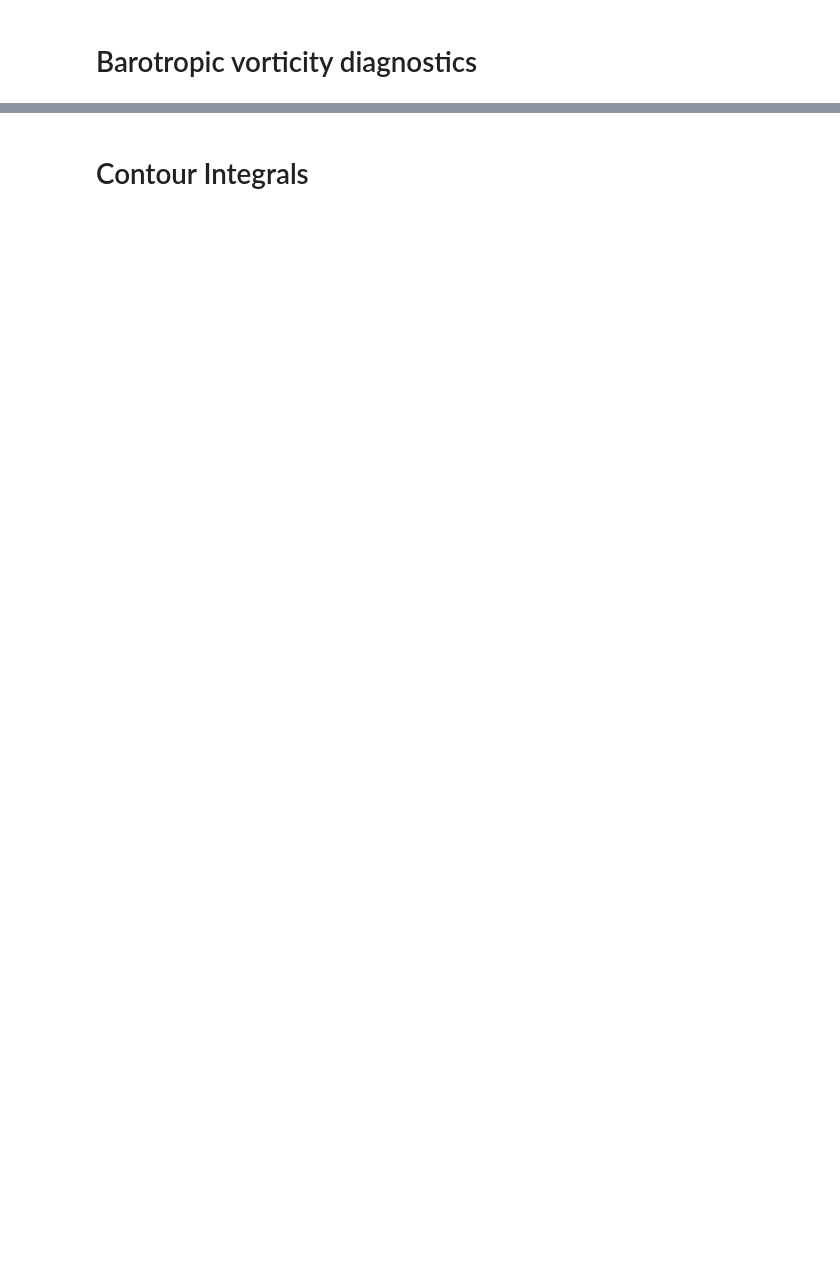
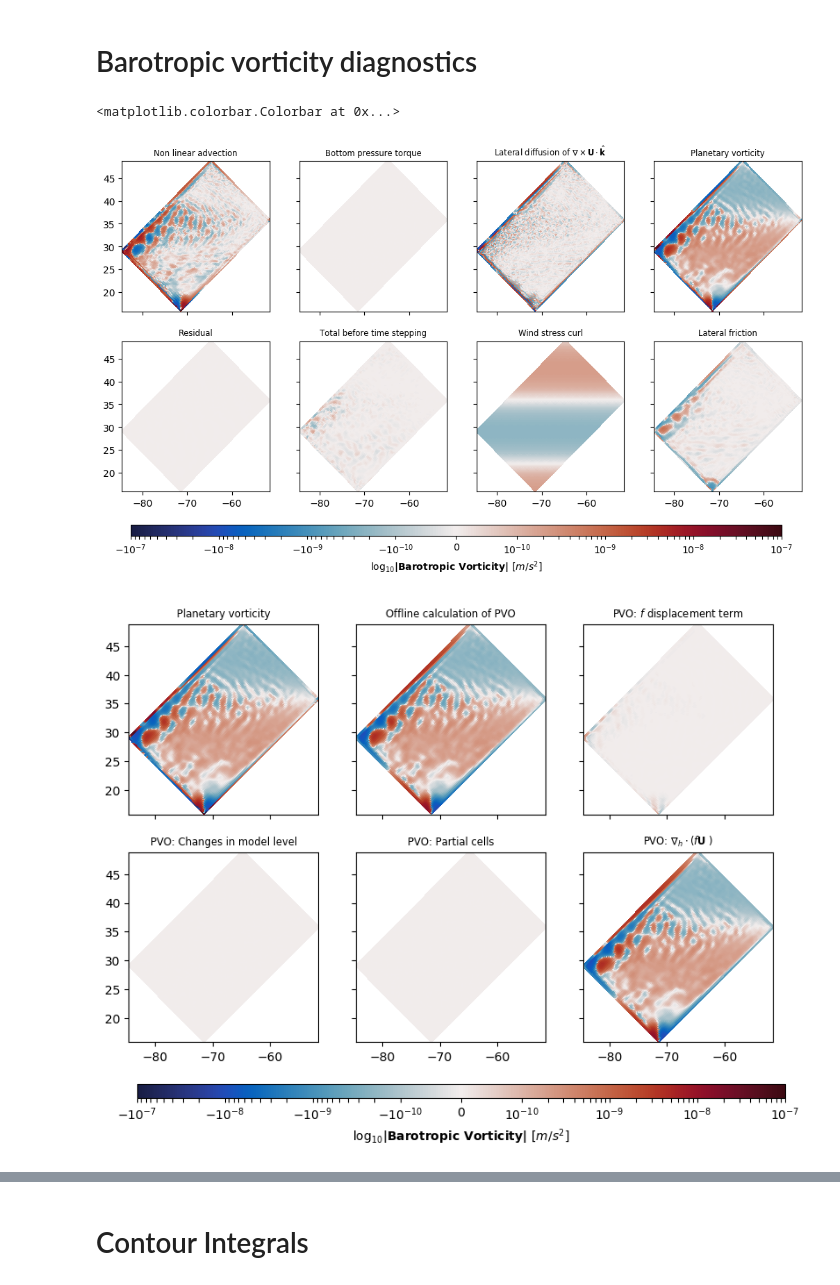
Before and after one commit to afstyles/VorticityContourAnalysisForNemo, a Jupyter notebook: int/plotting.ipynb, the cells around one changed output, grey strips where cells are left out. Drawn from its saved outputs; the diff is of its cells as text; code cells hidden in the pictures; blank space fills up the shorter version.

```diff
--- a/int/plotting.ipynb
+++ b/int/plotting.ipynb
@@ -76,7 +55,7 @@ clb.set_label(r"$\psi [Sv]$")
 # %% [markdown]
 # Barotropic vorticity diagnostics
 # %%
-vort_diag_list = iris.load(data_dir + '/vort_2D_*.*.nc')
+vort_diag_list = iris.load(data_dir + '/vort_2D.*.nc')
 
 vort_dict = {}
 
@@ -103,10 +82,11 @@ long_names = {'adv':"Non linear advection",
 
 long_names_PVO = {'pvo': "Planetary vorticity",
                   'pvo2': "Offline calculation of PVO",
-                  'bet':"PVO: Beta effect",
+                  'bet':"PVO: $f$ displacement term",
                   'mlv': "PVO: Changes in model level",
                   'prc': "PVO: Partial cells",
-                  'fdu':r"PVO: $f\, \nabla_h \cdot \mathbf{U}$",}
+#                   'fdu':r"PVO: $f\, \nabla_h \cdot \mathbf{U}$",
+                  'div':r"PVO: $\nabla_h \cdot ( f \mathbf{U}$ )" }
 
 
 
@@ -115,8 +95,10 @@ fig, ax = plt.subplots(2,4,dpi=dpi, figsize=(4*3.1554,2*3.1554), sharex=True, sh
 i=0
 j=0
 
-cbar_max = np.log10(np.max([np.max(np.abs(X)) for X in vort_dict.values()]))
-cbar_max = np.floor(cbar_max)
+# cbar_max = np.log10(np.max([np.max(np.abs(X)) for X in vort_dict.values()]))
+# cbar_max = np.floor(cbar_max)
+
+cbar_max =-7
 
 
 for label in long_names:
@@ -145,30 +127,34 @@ fig, ax = plt.subplots(2,3,dpi=dpi, figsize=(3*3.1554,2*3.1554), sharex=True, sh
 i=0
 j=0
 
 
 for label in long_names_PVO:
     M = vort_dict[label]
     divnorm = matplotlib.colors.SymLogNorm(linthresh= 10**(cbar_max-3), vmin=-10**(cbar_max), vmax=10**(cbar_max))
 #     divnorm = matplotlib.colors.DivergingNorm(vcenter=0)
     ax[i][j].set_title(long_names_PVO[label], fontsize='small')
     cax = ax[i][j].pcolormesh(lon, lat, M, cmap=cmocean.cm.balance, norm=divnorm)
     ax[i][j].set_xlim(min_lon, max_lon)
     ax[i][j].set_ylim(min_lat, max_lat)
 #     ax[i][j].set_facecolor('k')
 
 
     if j==2:
         j=0
         i=i+1
     else: j=j+1
 
 ax_bounds = ax[-1,0].get_position().bounds
 cbar_ax = fig.add_axes([ax_bounds[0] + 0.01, ax_bounds[1] -0.1 , 3.75*(ax_bounds[2] - 0.02), 0.025 ])
 clb = fig.colorbar(cax, cax=cbar_ax, orientation='horizontal')
 clb.set_label(r"$\log_{10}$|Barotropic Vorticity| $[m/s^2]$", fontweight='bold')
 
 plt.figure()
 divnorm = matplotlib.colors.SymLogNorm(linthresh= 10**(cbar_max-3), vmin=-10**(cbar_max), vmax=10**(cbar_max))
 plt.title(r"PVO - offline calc")
 plt.pcolormesh(lon,lat,vort_dict['pvo']-vort_dict['pvo2'], norm=divnorm, cmap=cmocean.cm.balance)
 plt.colorbar()
+# %% [output]
+<matplotlib.colorbar.Colorbar at 0x...>
+[figure, added]
+[figure, added]
```
Also changed, not shown: parts of 12 cells of this notebook, 7 other files.
